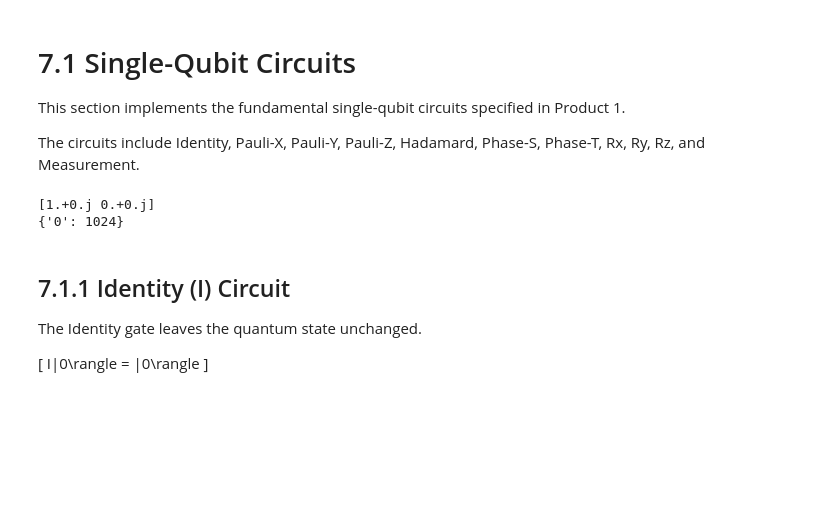
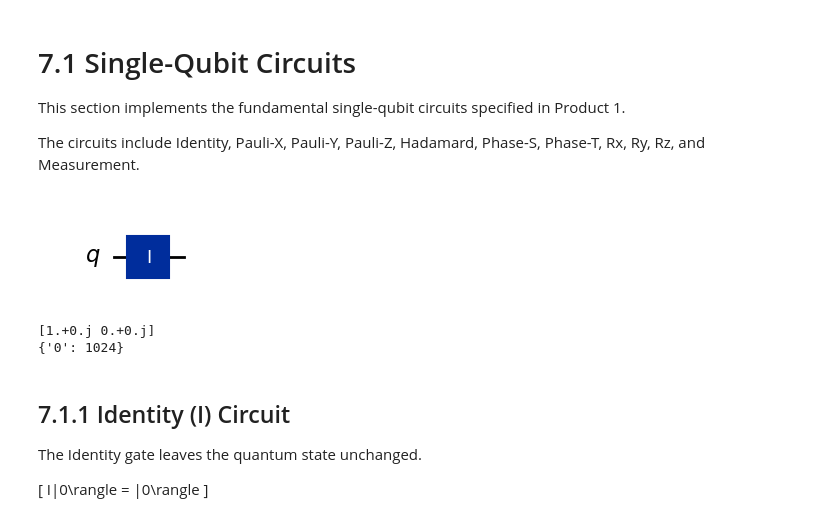
Before and after one commit to Siri800/Quantum_computing, a Jupyter notebook: Quantum_lab1.ipynb, the cells around one changed output. Drawn from its saved outputs; the diff is of its cells as text; code cells hidden in the pictures; blank space fills up the shorter version.

```diff
--- a/Quantum_lab1.ipynb
+++ b/Quantum_lab1.ipynb
@@ -278,10 +278,12 @@ The circuits include Identity, Pauli-X, Pauli-Y, Pauli-Z, Hadamard, Phase-S, Pha
 # %%
 qc = QuantumCircuit(1)
 qc.id(0)
+display(qc.draw("mpl"))
 state, counts = simulate_ideal(qc)
 print(state.data)
 print(counts)
 # %% [output]
+[figure, added]
 [1.+0.j 0.+0.j]
 {'0': 1024}
 # %% [markdown]
```
Also changed, not shown: parts of 21 cells of this notebook.
